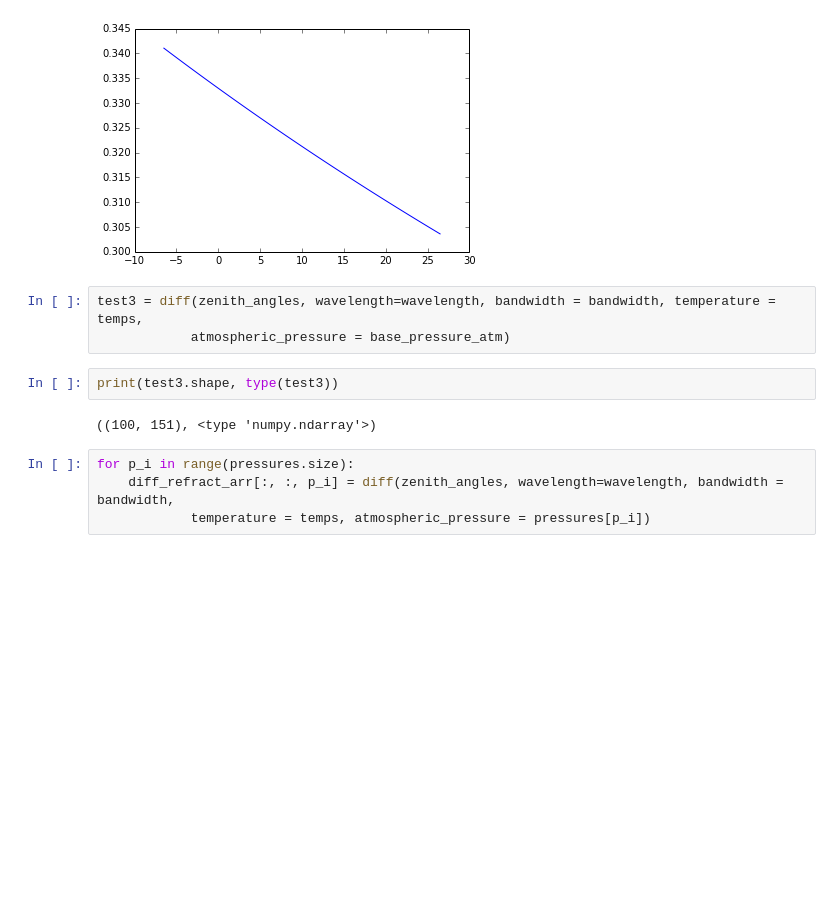
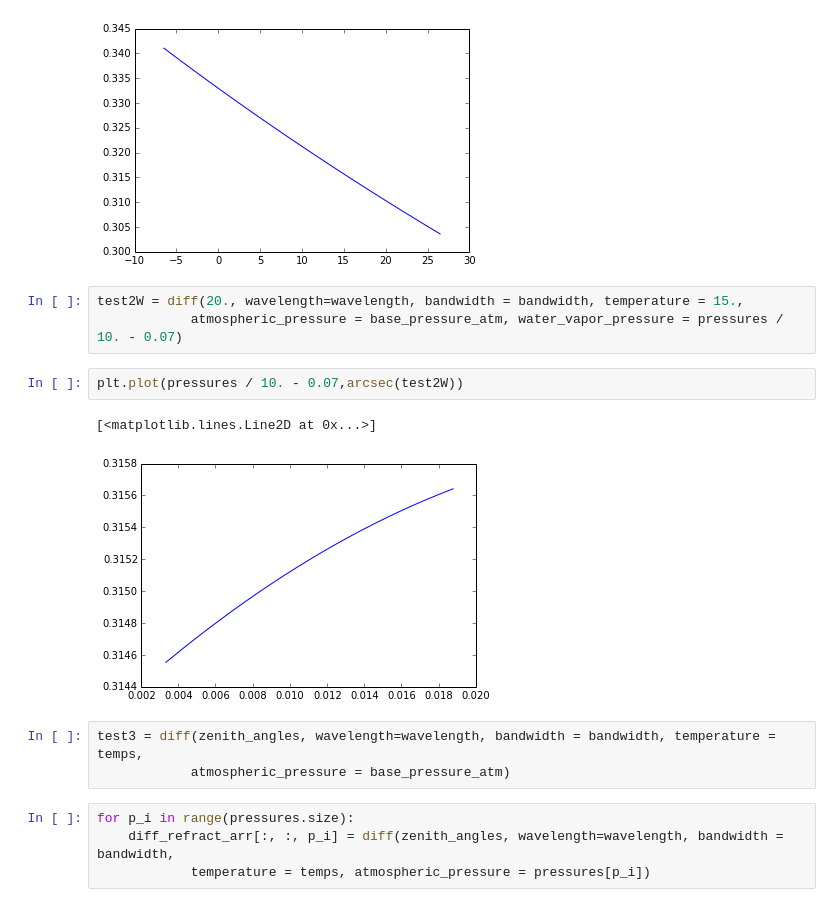
Before and after one commit to isullivan/LSST-DCR, a Jupyter notebook: DCR test code/DCR plots.ipynb, the cells around one changed output. Drawn from its saved outputs; the diff is of its cells as text; blank space fills up the shorter version.

```diff
--- a/DCR test code/DCR plots.ipynb
+++ b/DCR test code/DCR plots.ipynb
@@ -84,13 +84,17 @@ plt.plot(temps,arcsec(test2))
 # %% [output]
 [<matplotlib.lines.Line2D at 0x...>]
 [figure]
+# %%
+test2W = diff(20., wavelength=wavelength, bandwidth = bandwidth, temperature = 15.,
+            atmospheric_pressure = base_pressure_atm, water_vapor_pressure = pressures / 10. - 0.07)
+# %%
+plt.plot(pressures / 10. - 0.07,arcsec(test2W))
+# %% [output]
+[<matplotlib.lines.Line2D at 0x...>]
+[figure, added]
 # %%
 test3 = diff(zenith_angles, wavelength=wavelength, bandwidth = bandwidth, temperature = temps,
             atmospheric_pressure = base_pressure_atm)
-# %%
-print(test3.shape, type(test3))
-# %% [output]
-((100, 151), <type 'numpy.ndarray'>)
 # %%
 for p_i in range(pressures.size):
     diff_refract_arr[:, :, p_i] = diff(zenith_angles, wavelength=wavelength, bandwidth = bandwidth,
```
Also changed, not shown: parts of 7 cells of this notebook.
